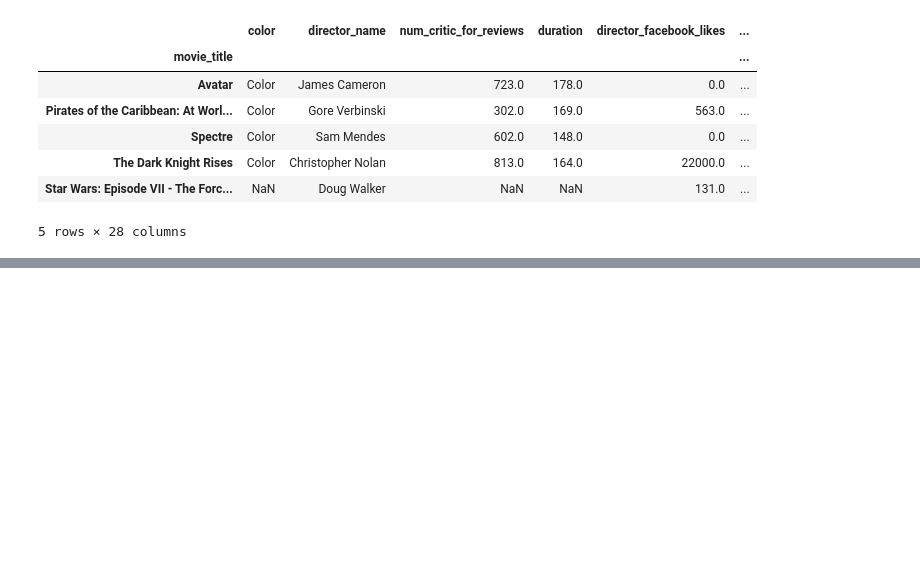
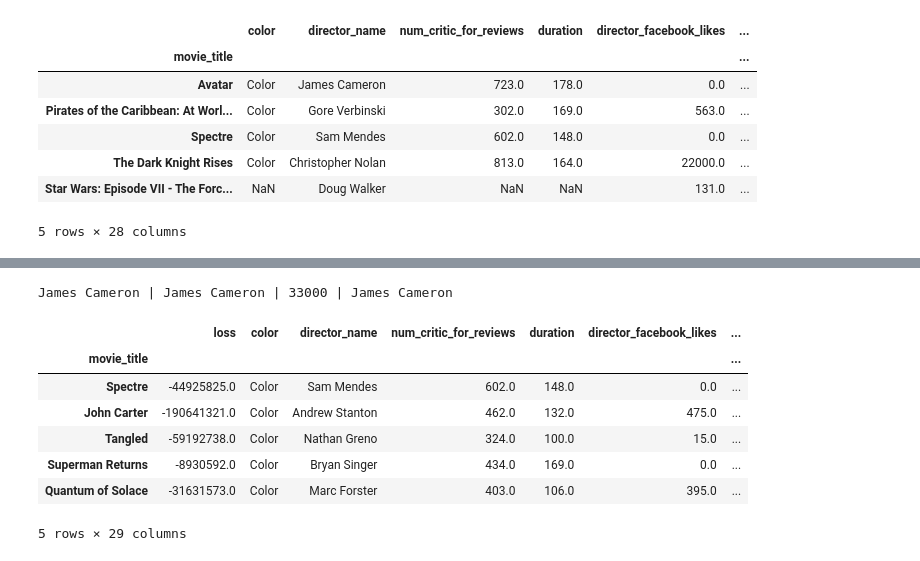
Before and after one commit to dia006/0Python, a Jupyter notebook: 08 - Pandas.ipynb, the cells around one changed output, grey strips where cells are left out. Cells and saved outputs as stored; diff of their text form; code cells hidden in the pictures; blank space fills up the shorter version.

```diff
--- a/08 - Pandas.ipynb
+++ b/08 - Pandas.ipynb
@@ -142,0 +345,24 @@ movie.head()
+# %%
+# DataFrame - Prendi prima riga e secondo valore
+value1 = movie.iloc[0, 1]
+value2 = movie.loc[movie.index[0]][1]
+value3 = movie.loc["Avatar", "movie_facebook_likes"]
+value4 = movie.loc[movie.index[0], movie.columns[1]]
+
+print(value1,"|", value2,"|", value3,"|", value4)
+# %% [output]
+James Cameron | James Cameron | 33000 | James Cameron
+# %%
+# DataFrame - Prendi tutti i film che hanno perso soldi inserendo come prima colonna la perdita
+movie_broke = movie[movie["gross"]-movie["budget"]<0]
+movie_broke.insert(0, "loss", movie_broke["gross"]-movie_broke["budget"])
+movie_broke.head()
+# %% [output]
+|  | loss | color | director_name | num_critic_for_reviews | duration | director_facebook_likes | ... |
+| movie_title |  |  |  |  |  |  | ... |
+| Spectre | -44925825.0 | Color | Sam Mendes | 602.0 | 148.0 | 0.0 | ... |
+| John Carter | -190641321.0 | Color | Andrew Stanton | 462.0 | 132.0 | 475.0 | ... |
+| Tangled | -59192738.0 | Color | Nathan Greno | 324.0 | 100.0 | 15.0 | ... |
+| Superman Returns | -8930592.0 | Color | Bryan Singer | 434.0 | 169.0 | 0.0 | ... |
+| Quantum of Solace | -31631573.0 | Color | Marc Forster | 403.0 | 106.0 | 395.0 | ... |
+5 rows × 29 columns
```
Also changed, not shown: parts of 16 cells of this notebook.
